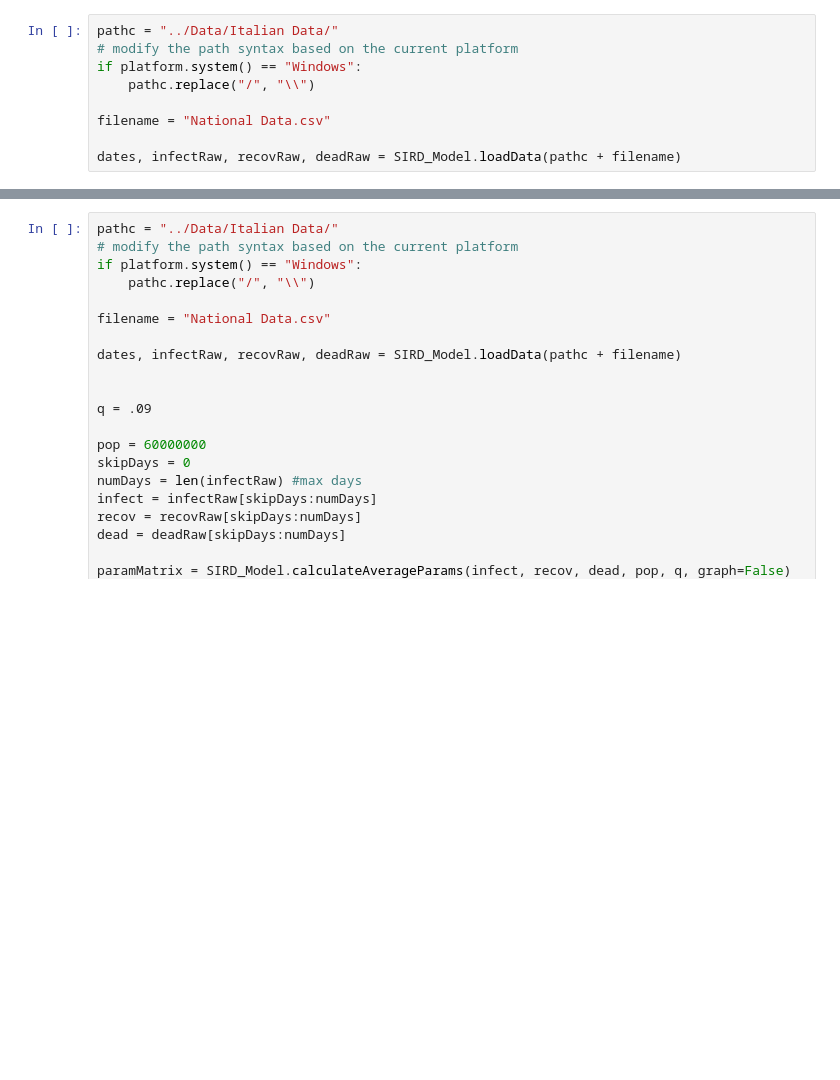
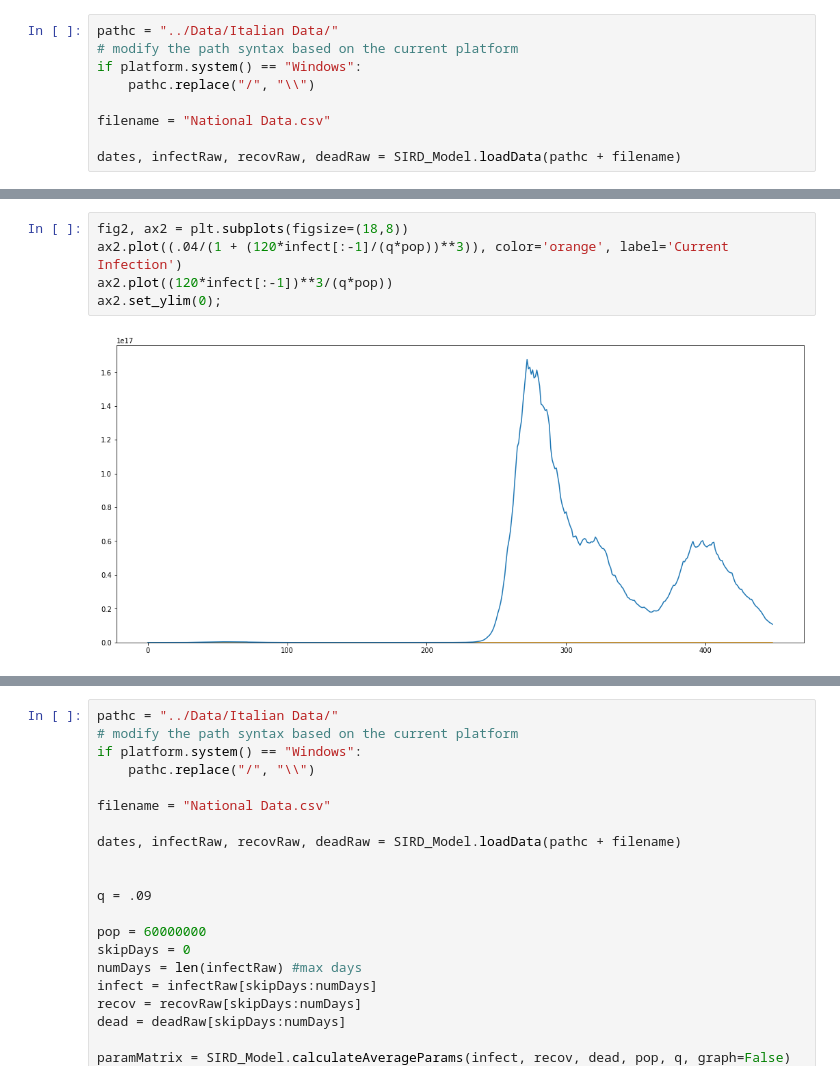
Before and after one commit to holiday-pettijohn/COVID-Tracking-Biola-Summer, a Jupyter notebook: Code/SIRD feedback.ipynb, the cells around one changed output, grey strips where cells are left out. Drawn from its saved outputs; the diff is of its cells as text; blank space fills up the shorter version.

```diff
--- a/Code/SIRD feedback.ipynb
+++ b/Code/SIRD feedback.ipynb
@@ -253 +343,8 @@ cost:  88031286.01273839
+# %%
+fig2, ax2 = plt.subplots(figsize=(18,8))
+ax2.plot((.04/(1 + (120*infect[:-1]/(q*pop))**3)), color='orange', label='Current Infection')
+ax2.plot((120*infect[:-1])**3/(q*pop))
+ax2.set_ylim(0);
+# %% [output]
+[figure, added]
 # %%
```
Also changed, not shown: parts of 4 cells of this notebook, 1 other file.
